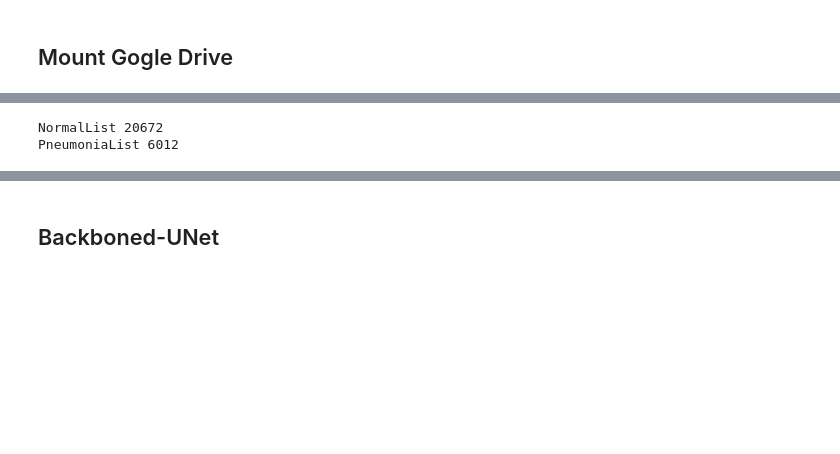
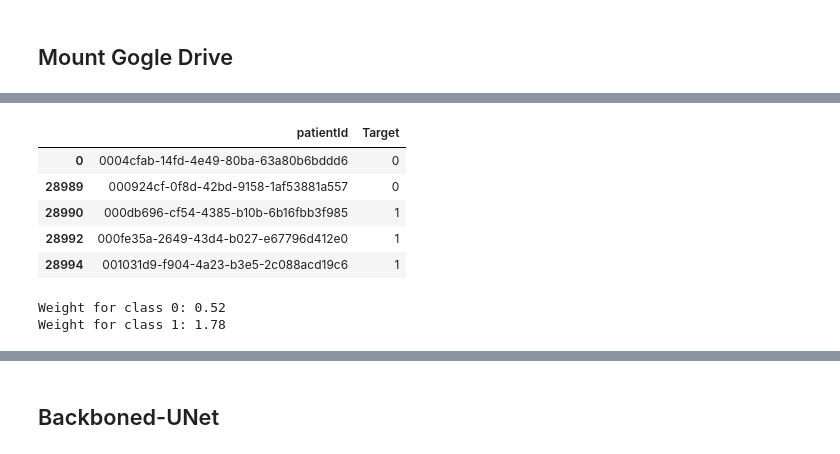
Before and after one commit to meashu31/AIML-Capstone-CV9, a Jupyter notebook: Unet_Models_Pneumonia.ipynb, the cells around one changed output, grey strips where cells are left out. Drawn from its saved outputs; the diff is of its cells as text; code cells hidden in the pictures; blank space fills up the shorter version.

```diff
--- a/Unet_Models_Pneumonia.ipynb
+++ b/Unet_Models_Pneumonia.ipynb
@@ -92,15 +85,14 @@ batch_size = 16
 # %%
 #------------------------- Declare required path -------------------------#
 ProjectPath = '/content/drive/My Drive/great learning/capstone project/rsna-pneumonia-detection/'
-#CSVPath = os.path.join(ProjectPath,"DataSet_CSV")
-Normal = os.path.join(ProjectPath,'Balanced_Data/Normal')
-NormalImg = os.path.join(ProjectPath,'Balanced_Data/Normal/image_data/images')
-NormalMask = os.path.join(ProjectPath,'Balanced_Data/Normal/mask_data/masks')
-Pneumonia = os.path.join(ProjectPath,'Balanced_Data/Pneumonia')
-PneumoniaImg = os.path.join(ProjectPath,'Balanced_Data/Pneumonia/image_data/images')
-PneumoniaMask = os.path.join(ProjectPath,'Balanced_Data/Pneumonia/mask_data/masks')
+CSVPath = os.path.join(ProjectPath,"DataSet_CSV")
 RawImg = os.path.join(ProjectPath,'data/image_data/images')
 RawMask = os.path.join(ProjectPath,'data/mask_data/masks')
-
+ImageFolder = os.path.join(ProjectPath,"Balanced_Data/Images")
+MaskFolder = os.path.join(ProjectPath,"Balanced_Data/Mask")
+NormalImg = os.path.join(ImageFolder,'Normal')
+NormalMask = os.path.join(MaskFolder,'Normal')
+PneumoniaImg = os.path.join(ImageFolder,'Pneumonia')
+PneumoniaMask = os.path.join(MaskFolder,'Pneumonia')
 os.chdir(ProjectPath) #changing the current directory path to the project direcotry where the dataset is available
 #------------------------- Load CSV to get label info -------------------------#
@@ -145,10 +98,0 @@ os.chdir(ProjectPath) #changing the current directory path to the project direco
-# %%
-# Getting back the objects:
-with open(ProjectPath+'/ID_List.pkl', 'rb') as f:  # Python 3: open(..., 'rb')
-    NormalList, PneumoniaList = pickle.load(f)
-
-print('NormalList',len(NormalList))
-print('PneumoniaList',len(PneumoniaList))
-# %% [output]
-NormalList 20672
-PneumoniaList 6012
@@ -164,0 +99,42 @@ def Custom_Generator(Nom_Image, Nom_Mask,Pne_Image,Pne_Mask):
+# %%
+bbox_dataframe = pd.read_csv(os.path.join(CSVPath,"stage_2_train_labels.csv"), usecols=['patientId','Target'])
+bbox_dataframe.sort_values("patientId", inplace=True)
+bbox_dataframe.drop_duplicates( keep="first", inplace=True)
+
+dataframe = pd.read_csv(os.path.join(CSVPath,"stage_2_train_labels.csv"), usecols=['patientId','Target'])
+dataframe.sort_values("patientId", inplace=True)
+dataframe.drop_duplicates( keep="first", inplace=True)
+
+def append_ext(fn):
+    return fn+".png"
+
+def TargetUpdate(fn):
+  return ['Background'] if fn == 0 else ["Background,Pneumonia"]
+
+bbox_dataframe['patientId'] = bbox_dataframe['patientId'].apply(append_ext)
+bbox_dataframe['Target'] = bbox_dataframe['Target'].apply(TargetUpdate)
+
+dataframe.head(5)
+# %% [output]
+|  | patientId | Target |
+| 0 | 0004cfab-14fd-4e49-80ba-63a80b6bddd6 | 0 |
+| 28989 | 000924cf-0f8d-42bd-9158-1af53881a557 | 0 |
+| 28990 | 000db696-cf54-4385-b10b-6b16fbb3f985 | 1 |
+| 28992 | 000fe35a-2649-43d4-b027-e67796d412e0 | 1 |
+| 28994 | 001031d9-f904-4a23-b3e5-2c088acd19c6 | 1 |
+# %%
+COUNT_PNEUMONIA = dataframe.patientId[dataframe['Target']==1].count()
+COUNT_NORMAL = dataframe.patientId[dataframe['Target']==0].count()
+initial_bias = np.log([COUNT_PNEUMONIA/COUNT_NORMAL])
+initial_bias
+
+weight_for_0 = (1 / COUNT_NORMAL)*(21348)/2.0
+weight_for_1 = (1 / COUNT_PNEUMONIA)*(21348)/2.0
+
+sample_weight = {0: weight_for_0, 1: weight_for_1}
+
+print('Weight for class 0: {:.2f}'.format(weight_for_0))
+print('Weight for class 1: {:.2f}'.format(weight_for_1))
+# %% [output]
+Weight for class 0: 0.52
+Weight for class 1: 1.78
```
Also changed, not shown: parts of 15 cells of this notebook.
